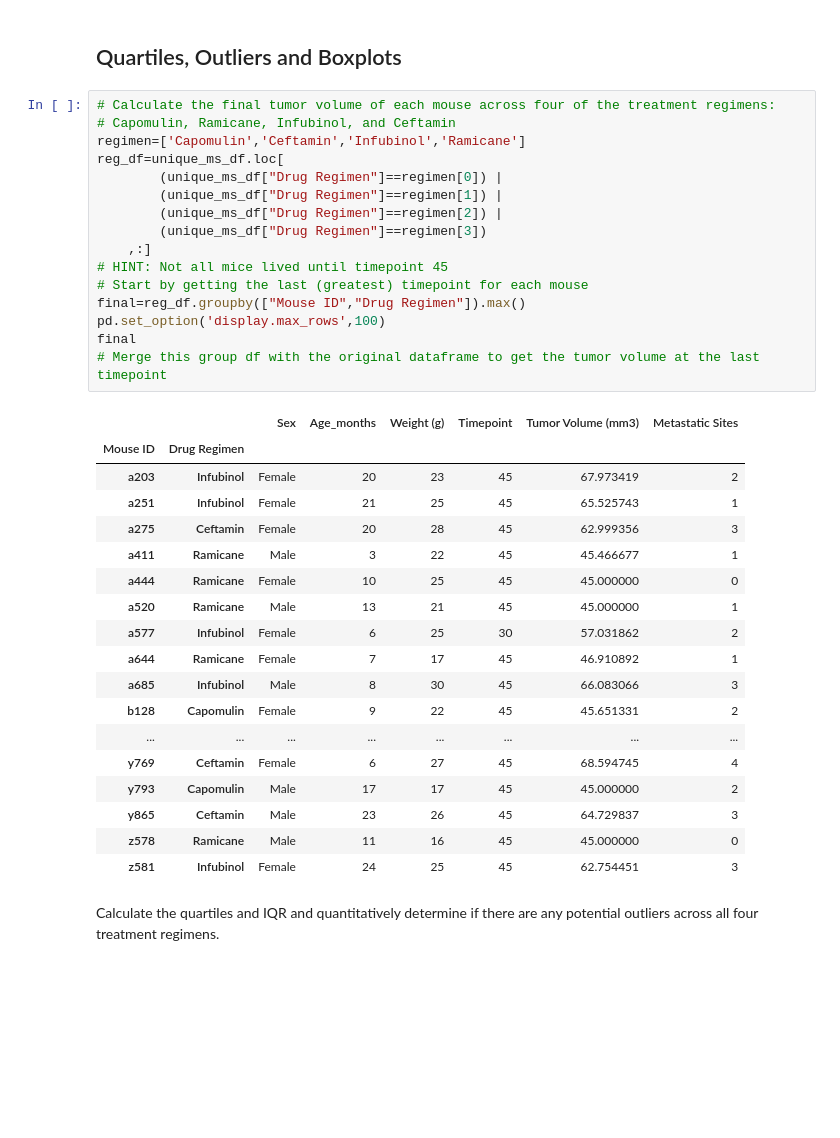
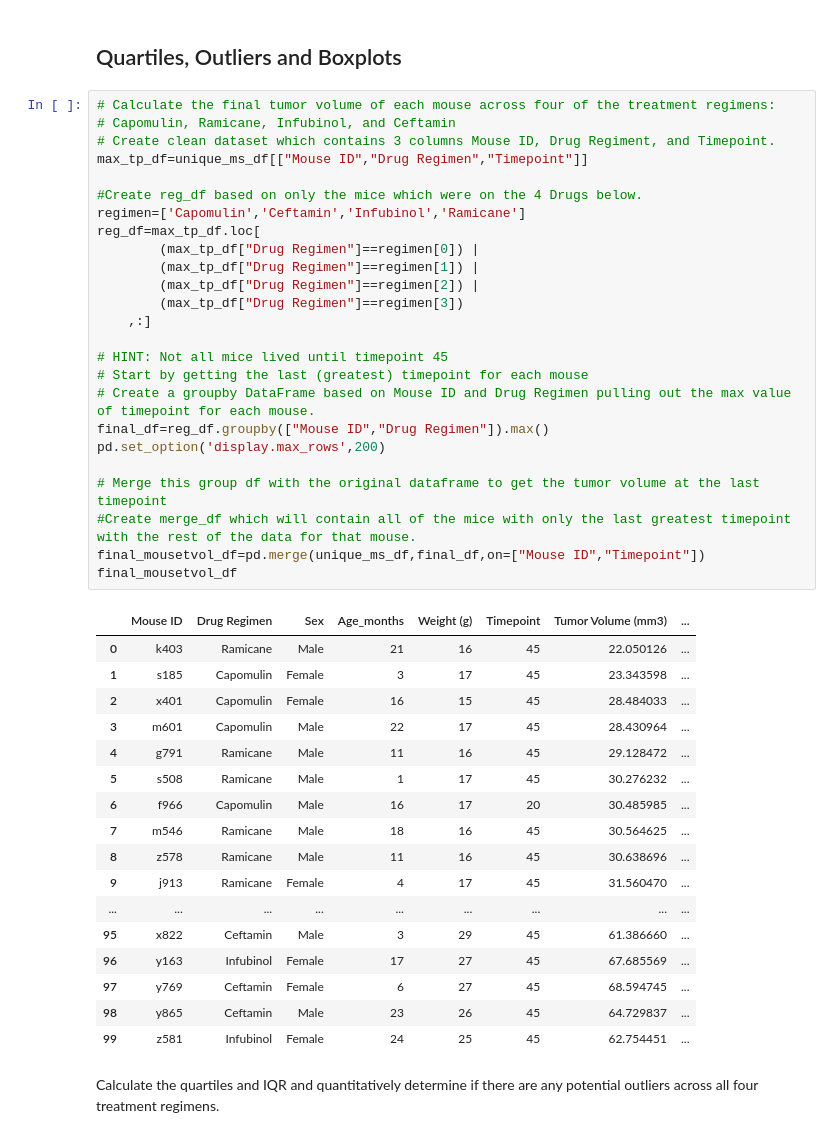
Before and after one commit to jlubranos/matplotlib-challenge, a Jupyter notebook: Pymaceuticals/pymaceuticals_starter.ipynb, the cells around one changed output. Cells and saved outputs as stored; diff of their text form; blank space fills up the shorter version.

```diff
--- a/Pymaceuticals/pymaceuticals_starter.ipynb
+++ b/Pymaceuticals/pymaceuticals_starter.ipynb
@@ -141,38 +141,46 @@ plt.show()
 # %%
 # Calculate the final tumor volume of each mouse across four of the treatment regimens:
 # Capomulin, Ramicane, Infubinol, and Ceftamin
+# Create clean dataset which contains 3 columns Mouse ID, Drug Regiment, and Timepoint.
+max_tp_df=unique_ms_df[["Mouse ID","Drug Regimen","Timepoint"]]
+
+#Create reg_df based on only the mice which were on the 4 Drugs below.
 regimen=['Capomulin','Ceftamin','Infubinol','Ramicane']
-reg_df=unique_ms_df.loc[
-        (unique_ms_df["Drug Regimen"]==regimen[0]) |
-        (unique_ms_df["Drug Regimen"]==regimen[1]) |
-        (unique_ms_df["Drug Regimen"]==regimen[2]) |
-        (unique_ms_df["Drug Regimen"]==regimen[3])
+reg_df=max_tp_df.loc[
+        (max_tp_df["Drug Regimen"]==regimen[0]) |
+        (max_tp_df["Drug Regimen"]==regimen[1]) |
+        (max_tp_df["Drug Regimen"]==regimen[2]) |
+        (max_tp_df["Drug Regimen"]==regimen[3])
     ,:]
+
 # HINT: Not all mice lived until timepoint 45
 # Start by getting the last (greatest) timepoint for each mouse
-final=reg_df.groupby(["Mouse ID","Drug Regimen"]).max()
-pd.set_option('display.max_rows',100)
-final
+# Create a groupby DataFrame based on Mouse ID and Drug Regimen pulling out the max value of timepoint for each mouse.
+final_df=reg_df.groupby(["Mouse ID","Drug Regimen"]).max()
+pd.set_option('display.max_rows',200)
+
 # Merge this group df with the original dataframe to get the tumor volume at the last timepoint
+#Create merge_df which will contain all of the mice with only the last greatest timepoint with the rest of the data for that mouse.
+final_mousetvol_df=pd.merge(unique_ms_df,final_df,on=["Mouse ID","Timepoint"])
+final_mousetvol_df
 # %% [output]
-|  |  | Sex | Age_months | Weight (g) | Timepoint | Tumor Volume (mm3) | Metastatic Sites |
-| Mouse ID | Drug Regimen |  |  |  |  |  |  |
-| a203 | Infubinol | Female | 20 | 23 | 45 | 67.973419 | 2 |
-| a251 | Infubinol | Female | 21 | 25 | 45 | 65.525743 | 1 |
-| a275 | Ceftamin | Female | 20 | 28 | 45 | 62.999356 | 3 |
-| a411 | Ramicane | Male | 3 | 22 | 45 | 45.466677 | 1 |
-| a444 | Ramicane | Female | 10 | 25 | 45 | 45.000000 | 0 |
-| a520 | Ramicane | Male | 13 | 21 | 45 | 45.000000 | 1 |
-| a577 | Infubinol | Female | 6 | 25 | 30 | 57.031862 | 2 |
-| a644 | Ramicane | Female | 7 | 17 | 45 | 46.910892 | 1 |
-| a685 | Infubinol | Male | 8 | 30 | 45 | 66.083066 | 3 |
-| b128 | Capomulin | Female | 9 | 22 | 45 | 45.651331 | 2 |
-| ... | ... | ... | ... | ... | ... | ... | ... |
-| y769 | Ceftamin | Female | 6 | 27 | 45 | 68.594745 | 4 |
-| y793 | Capomulin | Male | 17 | 17 | 45 | 45.000000 | 2 |
-| y865 | Ceftamin | Male | 23 | 26 | 45 | 64.729837 | 3 |
-| z578 | Ramicane | Male | 11 | 16 | 45 | 45.000000 | 0 |
-| z581 | Infubinol | Female | 24 | 25 | 45 | 62.754451 | 3 |
+|  | Mouse ID | Drug Regimen | Sex | Age_months | Weight (g) | Timepoint | Tumor Volume (mm3) | ... |
+| 0 | k403 | Ramicane | Male | 21 | 16 | 45 | 22.050126 | ... |
+| 1 | s185 | Capomulin | Female | 3 | 17 | 45 | 23.343598 | ... |
+| 2 | x401 | Capomulin | Female | 16 | 15 | 45 | 28.484033 | ... |
+| 3 | m601 | Capomulin | Male | 22 | 17 | 45 | 28.430964 | ... |
+| 4 | g791 | Ramicane | Male | 11 | 16 | 45 | 29.128472 | ... |
+| 5 | s508 | Ramicane | Male | 1 | 17 | 45 | 30.276232 | ... |
+| 6 | f966 | Capomulin | Male | 16 | 17 | 20 | 30.485985 | ... |
+| 7 | m546 | Ramicane | Male | 18 | 16 | 45 | 30.564625 | ... |
+| 8 | z578 | Ramicane | Male | 11 | 16 | 45 | 30.638696 | ... |
+| 9 | j913 | Ramicane | Female | 4 | 17 | 45 | 31.560470 | ... |
+| ... | ... | ... | ... | ... | ... | ... | ... | ... |
+| 95 | x822 | Ceftamin | Male | 3 | 29 | 45 | 61.386660 | ... |
+| 96 | y163 | Infubinol | Female | 17 | 27 | 45 | 67.685569 | ... |
+| 97 | y769 | Ceftamin | Female | 6 | 27 | 45 | 68.594745 | ... |
+| 98 | y865 | Ceftamin | Male | 23 | 26 | 45 | 64.729837 | ... |
+| 99 | z581 | Infubinol | Female | 24 | 25 | 45 | 62.754451 | ... |
 # %% [markdown]
 Calculate the quartiles and IQR and quantitatively determine if there are any potential outliers across all four treatment regimens.
 # %%
```
Also changed, not shown: parts of 2 cells of this notebook.
